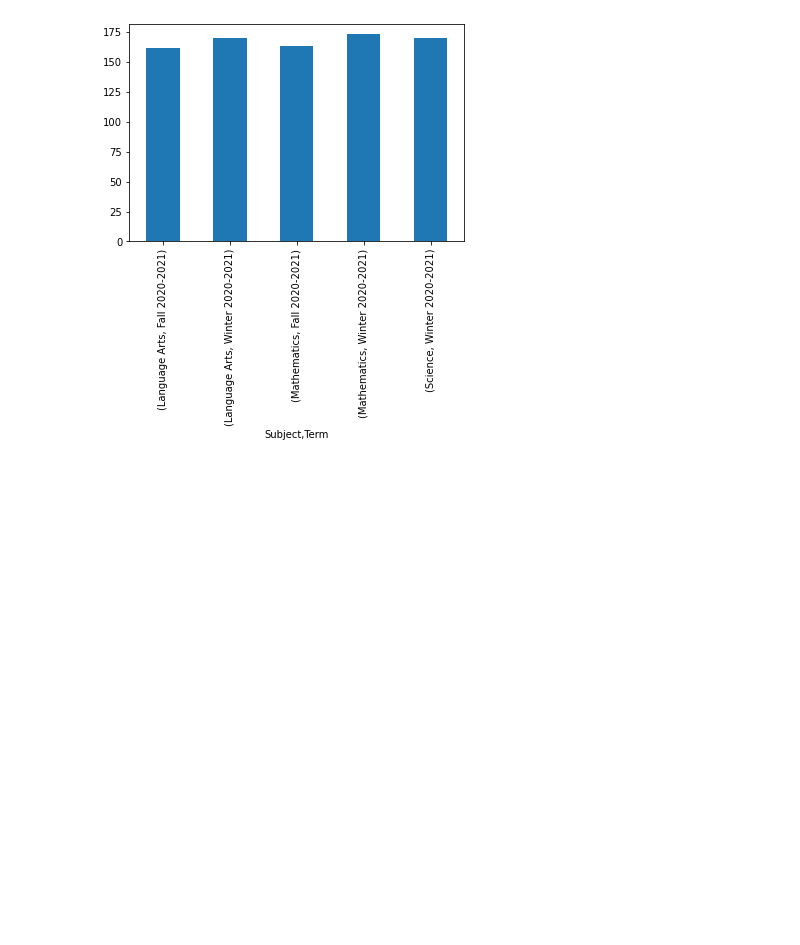
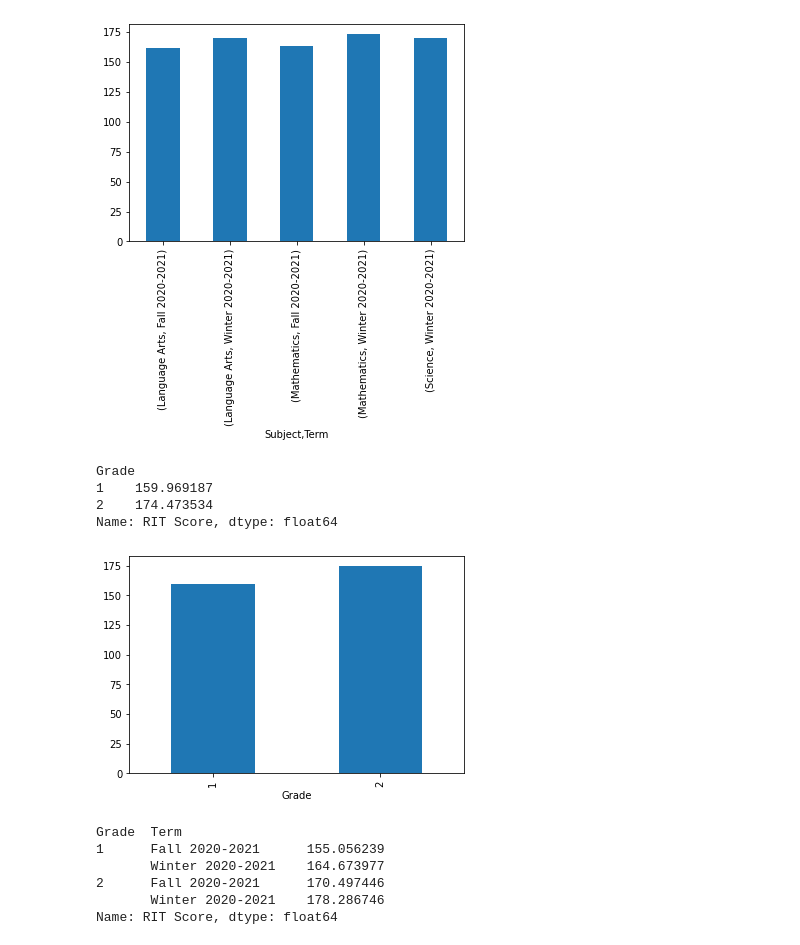
Before and after one commit to jwatts32/Student_MAP_Performance, a Jupyter notebook: Student_MAP_Analysis.ipynb, the cells around one changed output. Drawn from its saved outputs; the diff is of its cells as text; code cells hidden in the pictures; blank space fills up the shorter version.

```diff
--- a/Student_MAP_Analysis.ipynb
+++ b/Student_MAP_Analysis.ipynb
@@ -295,3 +299,26 @@ group_by_subj_term.plot(kind='bar')
 plt.show(block=True)
 # %% [output]
 [figure]
+# %%
+group_by_grade = new_data.groupby(['Grade'])['RIT Score'].mean()
+group_by_grade
+# %% [output]
+Grade
+1    159.969187
+2    174.473534
+Name: RIT Score, dtype: float64
+# %%
+group_by_grade.plot(kind='bar')
+plt.show(block=True)
+# %% [output]
+[figure, added]
+# %%
+group_by_grade_term = new_data.groupby(['Grade','Term'])['RIT Score'].mean()
+group_by_grade_term
+# %% [output]
+Grade  Term
+1      Fall 2020-2021      155.056239
+       Winter 2020-2021    164.673977
+2      Fall 2020-2021      170.497446
+       Winter 2020-2021    178.286746
+Name: RIT Score, dtype: float64
```
Also changed, not shown: parts of 55 cells of this notebook.
